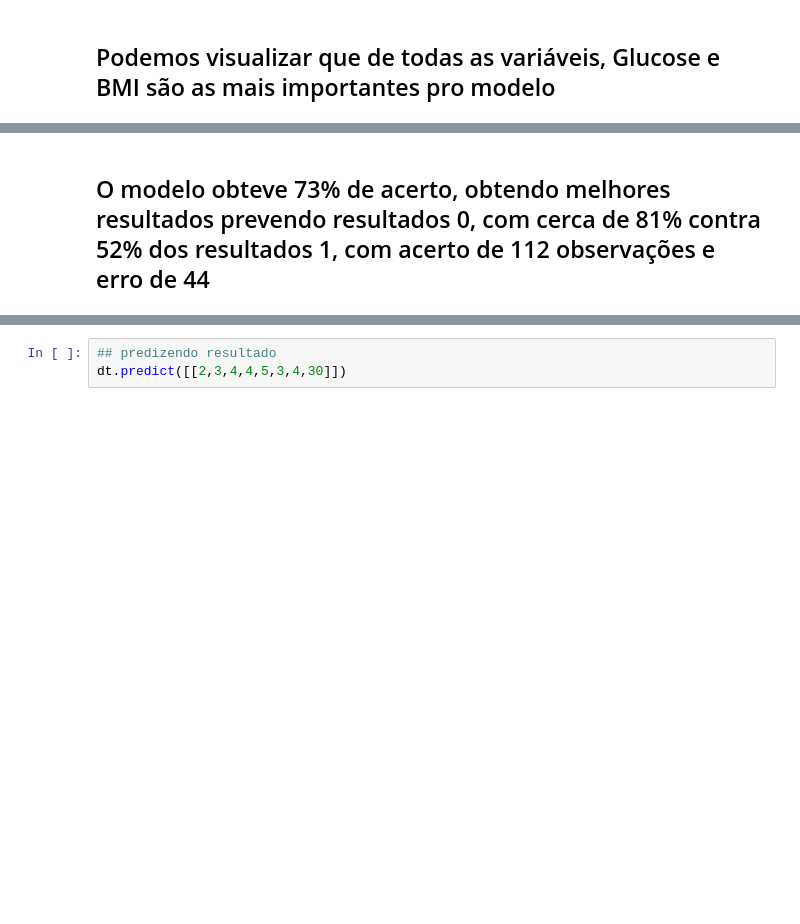
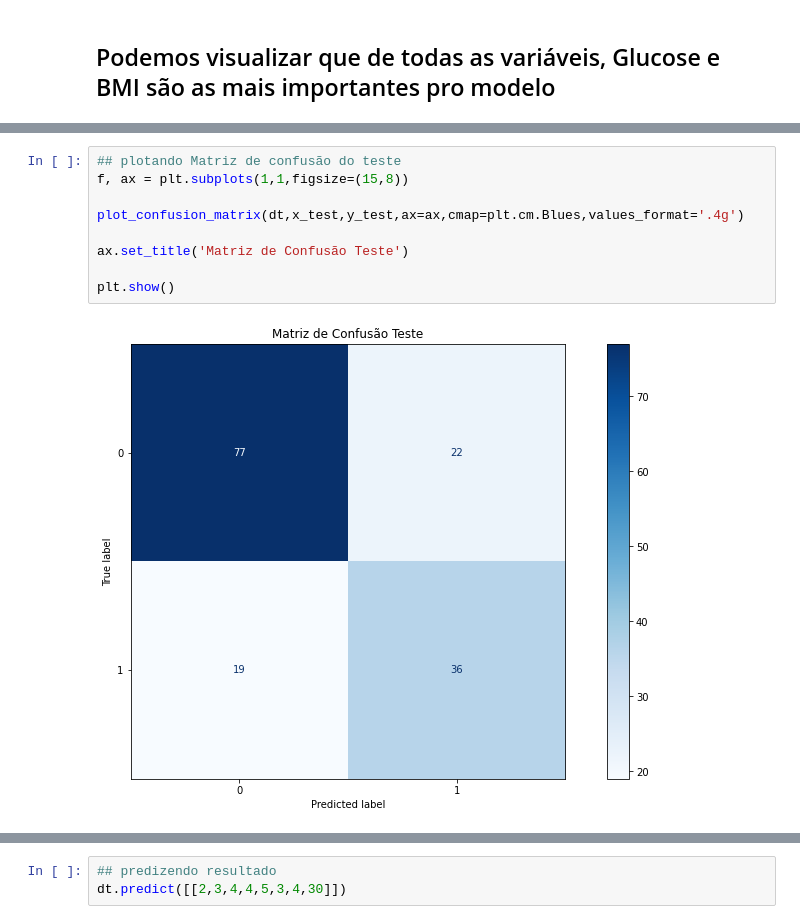
Before and after one commit to gizattos/Diabates-Classifica-o, a Jupyter notebook: Classificação de pacientes com diabetes.ipynb, the cells around one changed output, grey strips where cells are left out. Saved outputs shown, nothing was run; the diff lists cells and outputs as text; blank space fills up the shorter version.

```diff
--- a/Classificação de pacientes com diabetes.ipynb
+++ b/Classificação de pacientes com diabetes.ipynb
@@ -183,2 +183,11 @@ weighted avg       0.72      0.73      0.73       154
-# %% [markdown]
-<h2>O modelo obteve 73% de acerto, obtendo melhores resultados prevendo resultados 0, com cerca de 81% contra 52% dos resultados 1, com acerto de 112 observações e erro de 44  </h2>
+# %%
+## plotando Matriz de confusão do teste
+f, ax = plt.subplots(1,1,figsize=(15,8))
+
+plot_confusion_matrix(dt,x_test,y_test,ax=ax,cmap=plt.cm.Blues,values_format='.4g')
+
+ax.set_title('Matriz de Confusão Teste')
+
+plt.show()
+# %% [output]
+[figure, added]
```
Also changed, not shown: parts of 10 cells of this notebook.
